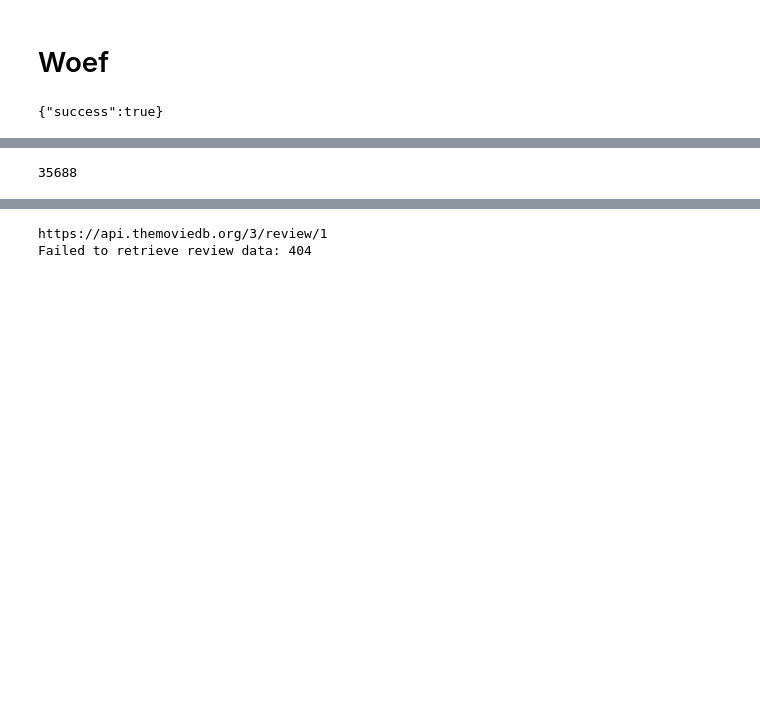
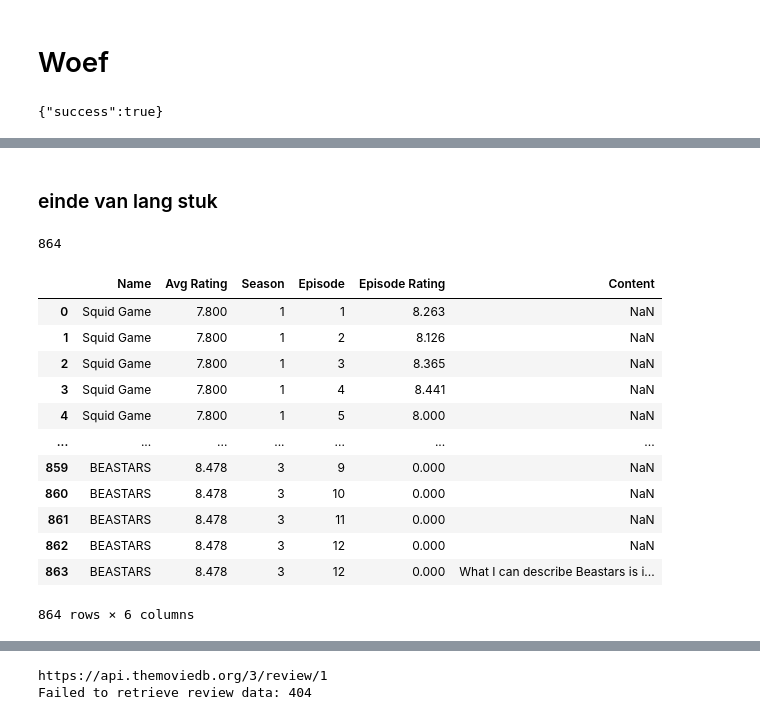
Before and after one commit to Tijnwy/DataIII, a Jupyter notebook: api.ipynb, the cells around one changed output, grey strips where cells are left out. Drawn from its saved outputs; the diff is of its cells as text; code cells hidden in the pictures; blank space fills up the shorter version.

```diff
--- a/api.ipynb
+++ b/api.ipynb
@@ -136,6 +148,8 @@ for page in range(1, data['total_pages'] + 1):
+# %% [markdown]
+### einde van lang stuk
 # %%
-len(all_shows_data)
+len(series_data)
 # %% [output]
-35688
+864
 # %%
 # zet de opgehaalde data in een dataframe
@@ -144,3 +158,19 @@ df = pd.DataFrame(all_shows_data)
 # verwerking van het df naar een beter bruikbare vorm
 rating_per_season = df.groupby(['Name', 'Season'])['Episode Rating'].mean()
 df_rating_per_season = pd.DataFrame(rating_per_season.rename('Avg Season Rating')).reset_index()
+# %%
+df
+# %% [output]
+|  | Name | Avg Rating | Season | Episode | Episode Rating | Content |
+| 0 | Squid Game | 7.800 | 1 | 1 | 8.263 | NaN |
+| 1 | Squid Game | 7.800 | 1 | 2 | 8.126 | NaN |
+| 2 | Squid Game | 7.800 | 1 | 3 | 8.365 | NaN |
+| 3 | Squid Game | 7.800 | 1 | 4 | 8.441 | NaN |
+| 4 | Squid Game | 7.800 | 1 | 5 | 8.000 | NaN |
+| ... | ... | ... | ... | ... | ... | ... |
+| 859 | BEASTARS | 8.478 | 3 | 9 | 0.000 | NaN |
+| 860 | BEASTARS | 8.478 | 3 | 10 | 0.000 | NaN |
+| 861 | BEASTARS | 8.478 | 3 | 11 | 0.000 | NaN |
+| 862 | BEASTARS | 8.478 | 3 | 12 | 0.000 | NaN |
+| 863 | BEASTARS | 8.478 | 3 | 12 | 0.000 | What I can describe Beastars is i... |
+864 rows × 6 columns
```
Also changed, not shown: parts of 9 cells of this notebook.
